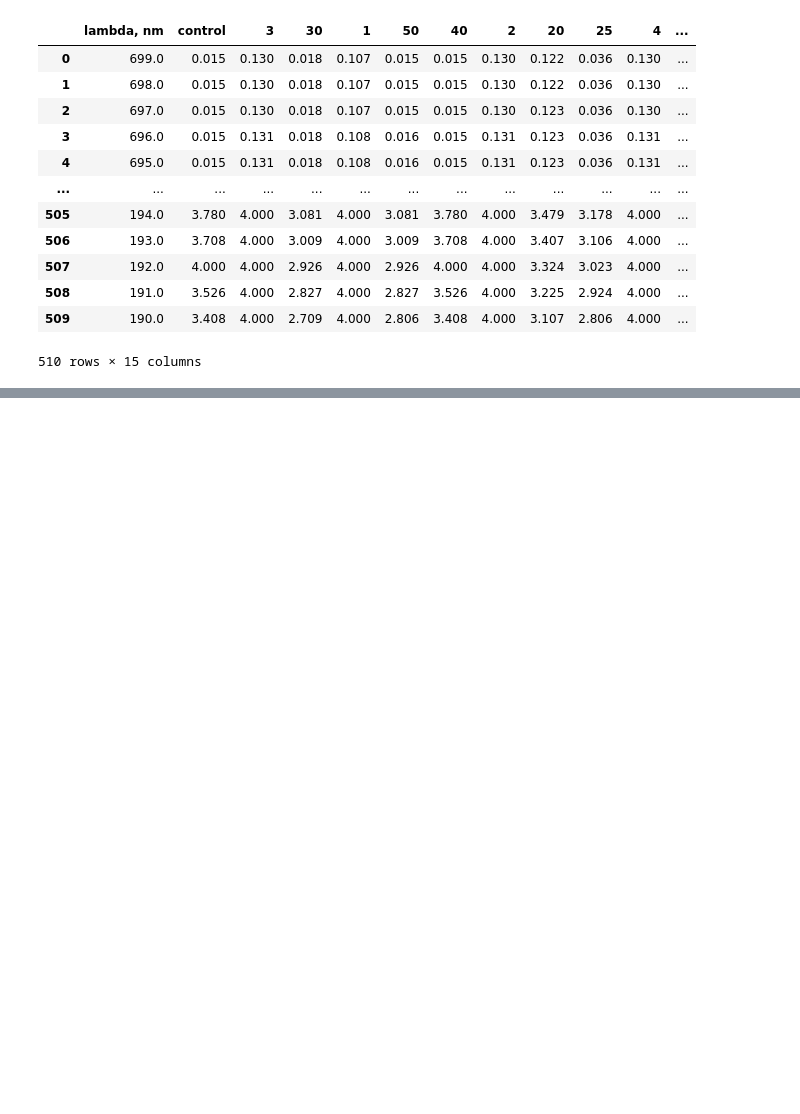
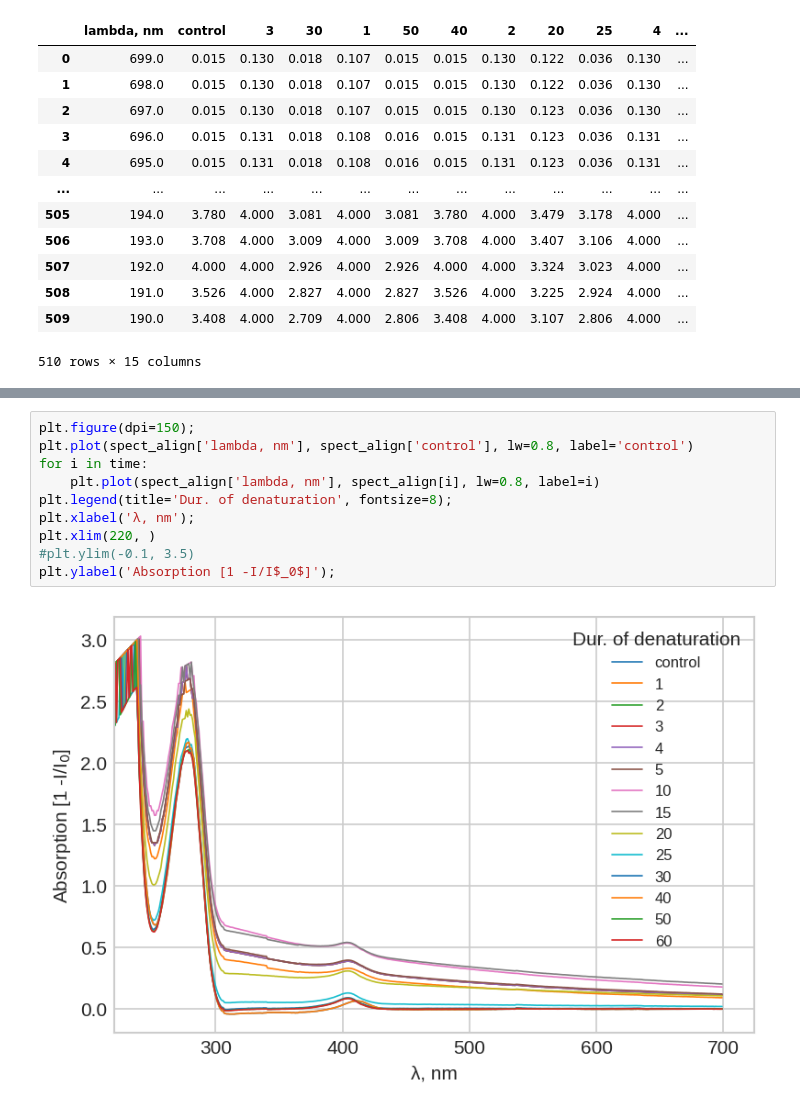
Before and after one commit to platycristate/BiophysicsLabs, a Jupyter notebook: denaturation/denaturation_analysis.ipynb, the cells around one changed output, grey strips where cells are left out. Saved outputs shown, nothing was run; the diff lists cells and outputs as text; blank space fills up the shorter version.

```diff
--- a/denaturation/denaturation_analysis.ipynb
+++ b/denaturation/denaturation_analysis.ipynb
@@ -63,0 +78,12 @@ plt.ylabel('Absorption [1 -I/I$_0$]');
+# %%
+plt.figure(dpi=150);
+plt.plot(spect_align['lambda, nm'], spect_align['control'], lw=0.8, label='control')
+for i in time:
+    plt.plot(spect_align['lambda, nm'], spect_align[i], lw=0.8, label=i)
+plt.legend(title='Dur. of denaturation', fontsize=8);
+plt.xlabel('λ, nm');
+plt.xlim(220, )
+#plt.ylim(-0.1, 3.5)
+plt.ylabel('Absorption [1 -I/I$_0$]');
+# %% [output]
+[figure, added]
```
Also changed, not shown: parts of 5 cells of this notebook.
